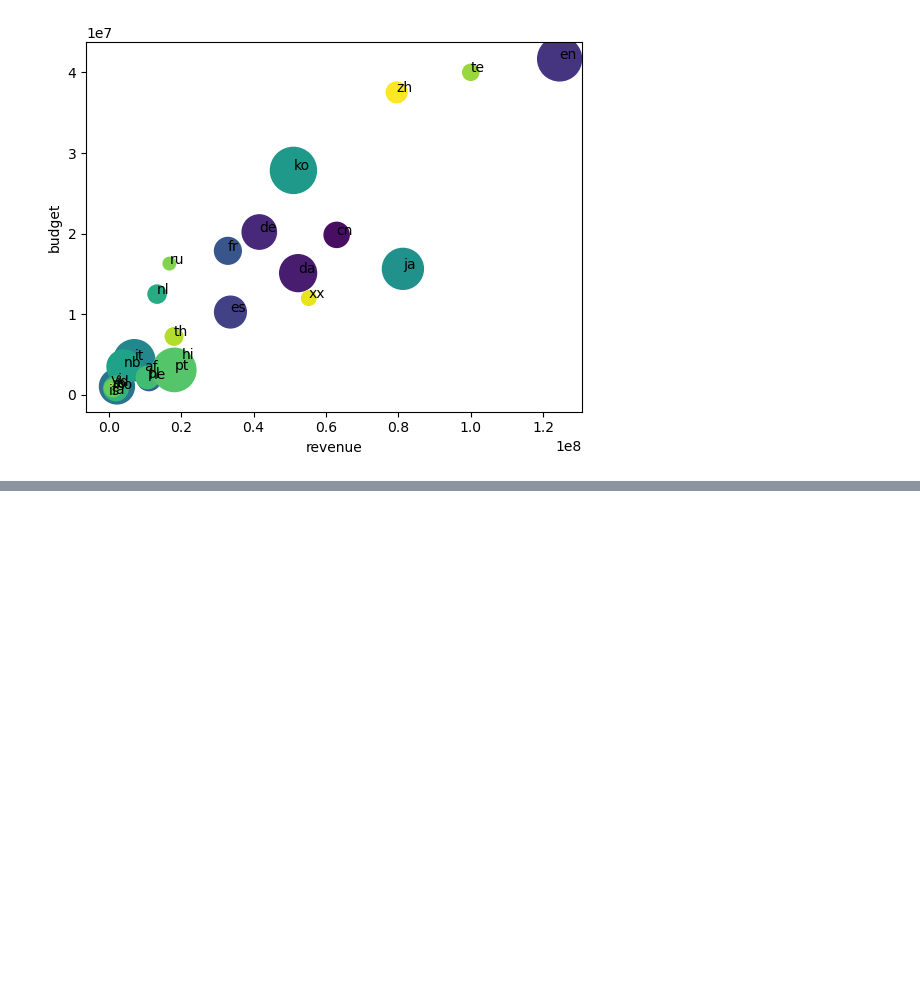
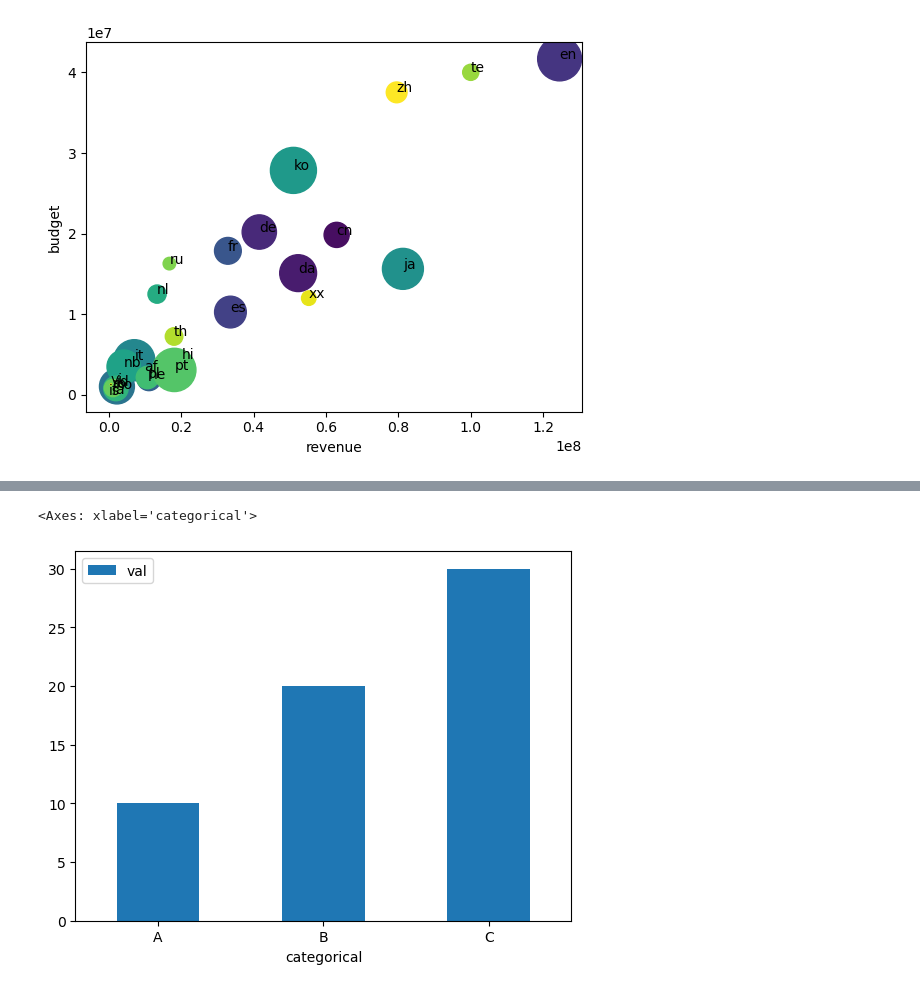
Before and after one commit to takuya178/DS-python, a Jupyter notebook: Matplotlib.ipynb, the cells around one changed output, grey strips where cells are left out. Saved outputs shown, nothing was run; the diff lists cells and outputs as text; code cells hidden in the pictures; blank space fills up the shorter version.

```diff
--- a/Matplotlib.ipynb
+++ b/Matplotlib.ipynb
@@ -194,0 +247,6 @@ for idx, row in lang_group_df.iterrows():
+# %%
+df = pd.DataFrame({'categorical': ['A', 'B', 'C'], 'val': [10, 20, 30]})
+df.plot('categorical', 'val', kind='bar', rot=0)
+# %% [output]
+<Axes: xlabel='categorical'>
+[figure, added]
```
Also changed, not shown: parts of 7 cells of this notebook, 6 other files.
